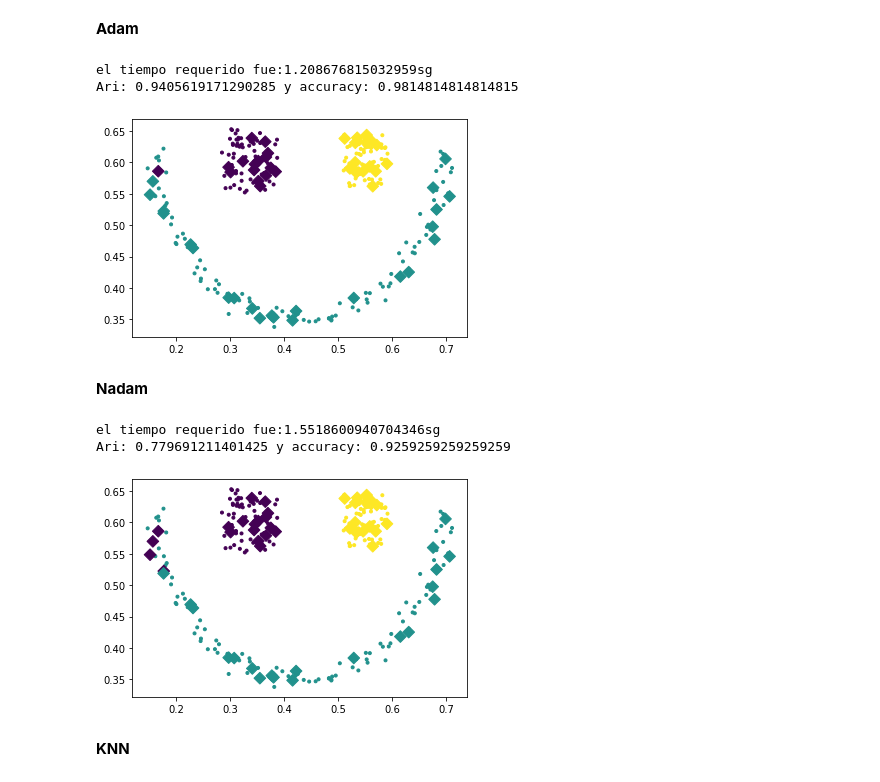
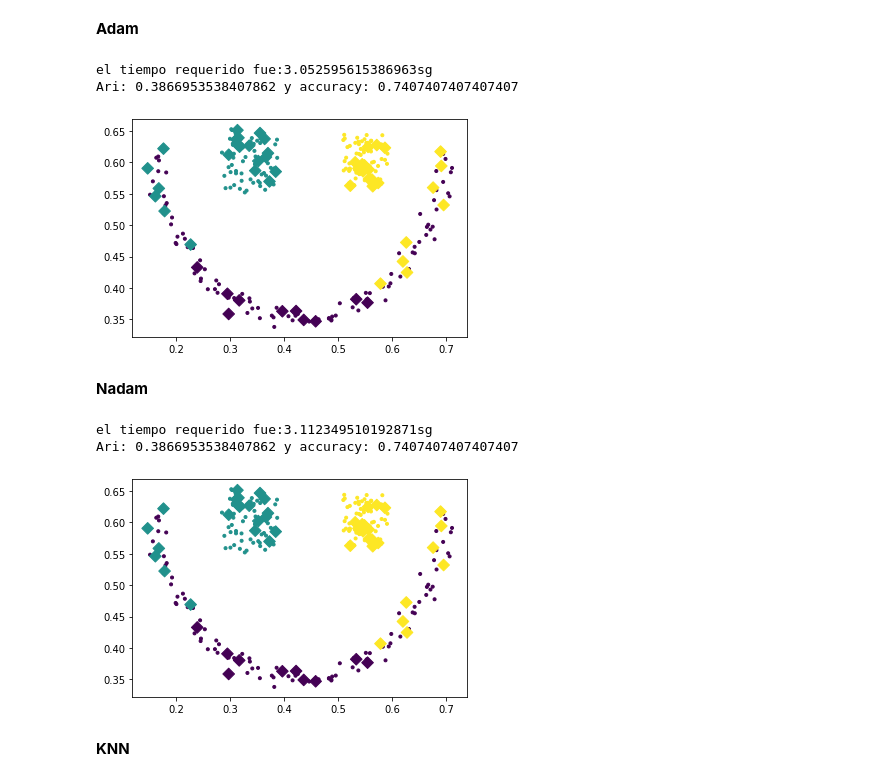
Before and after one commit to Bryan0122/PRI, a Jupyter notebook: PRI_Test.ipynb, the cells around one changed output. Saved outputs shown, nothing was run; the diff lists cells and outputs as text; code cells hidden in the pictures.

```diff
--- a/PRI_Test.ipynb
+++ b/PRI_Test.ipynb
@@ -82,6 +81,6 @@ Rari_Fp=adjusted_rand_score(y_test,labels_pre_FP)
 # %%
 t = time.time()
-p = PRI(lambda_=3, n_clusters=3, nn=3, sigma_initial=4)
+p = PRI(lambda_=15, n_clusters=3, nn=3, sigma_initial=40,reduction_=True)
 p.fit(X_train, y_train)
 labels_pre_FP = p.predict(X_test)
 print('el tiempo requerido fue:'+ str(time.time() - t)+'sg')
@@ -98,7 +97,7 @@ Ari: 1.0 y accuracy: 1.0
 **SGD**
 # %%
 t = time.time()
-p = MiniBatchPRI(lambda_=3, n_clusters=3, nn=3, sigma_initial=4)
+p = MiniBatchPRI(lambda_=3, n_clusters=3, nn=3, sigma_initial=40,reduction_=True)
 p.fit(X_train, y_train)
 labels_pre_SGD = p.predict(X_test)
 print('el tiempo requerido fue:'+ str(time.time() - t)+'sg')
@@ -115,24 +114,24 @@ Ari: 0.9405619171290285 y accuracy: 0.9814814814814815
 **Adam**
 # %%
 t = time.time()
-p = MiniBatchPRI(lambda_=3, n_clusters=3, nn=3, sigma_initial=4,optimization='Adam')
+p = MiniBatchPRI(lambda_=3, n_clusters=3, nn=3, sigma_initial=40,optimization='Adam',reduction_=True)
 p.fit(X_train, y_train)
 labels_pre_SGDA = p.predict(X_test)
 print('el tiempo requerido fue:'+ str(time.time() - t)+'sg')
 plt.scatter(X_train[:, 0], X_train[:, 1], c=y_train, marker='.')
 plt.scatter(X_test[:, 0], X_test[:, 1], c=labels_pre_SGDA, marker='D',s=68)
 Rari_SGDA=adjusted_rand_score(y_test,labels_pre_SGDA)
 Racc_SGDA=accuracy_score(y_test,labels_pre_SGDA)
 print('Ari: '+str(Rari_SGDA)+' y'+' accuracy: '+str(Racc_SGDA))
 # %% [output]
-el tiempo requerido fue:1.208676815032959sg
-Ari: 0.9405619171290285 y accuracy: 0.9814814814814815
+el tiempo requerido fue:3.052595615386963sg
+Ari: 0.3866953538407862 y accuracy: 0.7407407407407407
-[figure, old version]
+[figure, new version]
 # %% [markdown]
 **Nadam**
 # %%
 t = time.time()
-p = MiniBatchPRI(lambda_=3, n_clusters=3, nn=3, sigma_initial=4,optimization='Nadam')
+p = MiniBatchPRI(lambda_=3, n_clusters=3, nn=3, sigma_initial=40,optimization='Nadam',reduction_=True)
 p.fit(X_train, y_train)
 labels_pre_SGDN = p.predict(X_test)
 print('el tiempo requerido fue:'+ str(time.time() - t)+'sg')
@@ -142,9 +141,9 @@ Rari_SGDN=adjusted_rand_score(y_test,labels_pre_SGDN)
 Racc_SGDN=accuracy_score(y_test,labels_pre_SGDN)
 print('Ari: '+str(Rari_SGDN)+' y'+' accuracy: '+str(Racc_SGDN))
 # %% [output]
-el tiempo requerido fue:1.5518600940704346sg
-Ari: 0.779691211401425 y accuracy: 0.9259259259259259
+el tiempo requerido fue:3.112349510192871sg
+Ari: 0.3866953538407862 y accuracy: 0.7407407407407407
-[figure, old version]
+[figure, new version]
 # %% [markdown]
 **KNN**
 # %%
```
Also changed, not shown: parts of 13 cells of this notebook.
